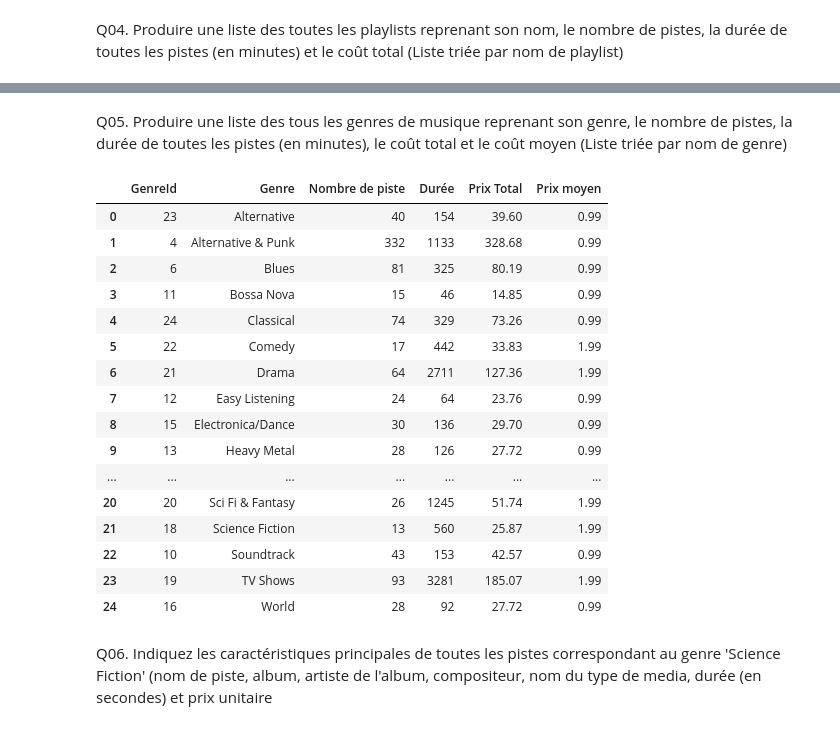
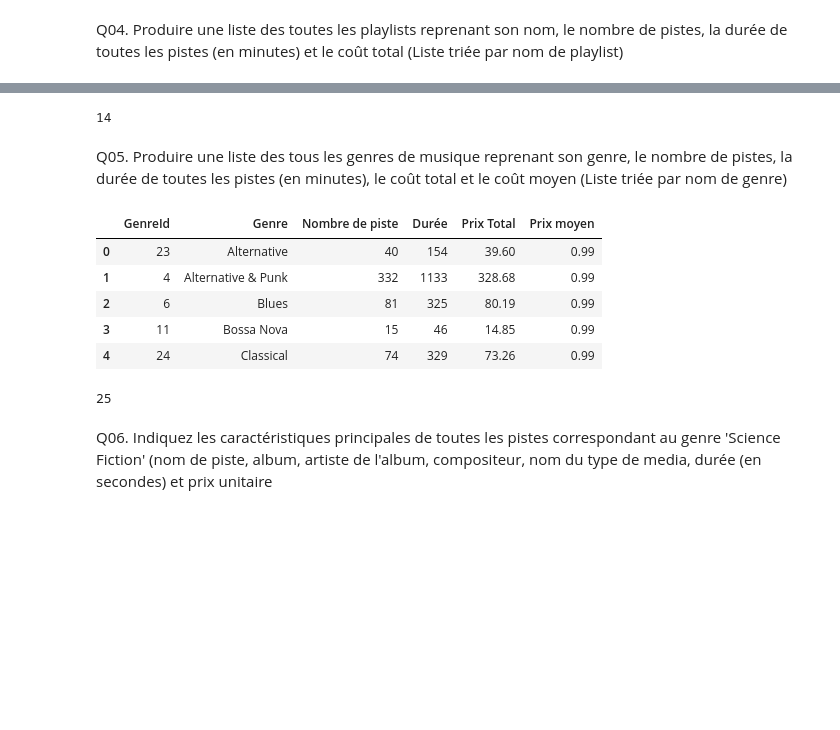
Before and after one commit to maypel/brief_chinook_digital, a Jupyter notebook: p1-exploration.ipynb, the cells around one changed output, grey strips where cells are left out. Drawn from its saved outputs; the diff is of its cells as text; code cells hidden in the pictures; blank space fills up the shorter version.

```diff
--- a/p1-exploration.ipynb
+++ b/p1-exploration.ipynb
@@ -135,3 +141,7 @@ results
+# %%
+len(results)
+# %% [output]
+14
 # %% [markdown]
 Q05. Produire une liste des tous les genres de musique reprenant son genre, le nombre de pistes, la durée de toutes les pistes (en minutes), le coût total et le coût moyen (Liste triée par nom de genre)
 # %%
@@ -143,25 +153,18 @@ LEFT JOIN tracks t ON g.GenreId = t.GenreId
 GROUP BY Genre"""
 # %%
 results = pd.read_sql_query(query, conn)
-results
+results.head(5)
 # %% [output]
 |  | GenreId | Genre | Nombre de piste | Durée | Prix Total | Prix moyen |
 | 0 | 23 | Alternative | 40 | 154 | 39.60 | 0.99 |
 | 1 | 4 | Alternative & Punk | 332 | 1133 | 328.68 | 0.99 |
 | 2 | 6 | Blues | 81 | 325 | 80.19 | 0.99 |
 | 3 | 11 | Bossa Nova | 15 | 46 | 14.85 | 0.99 |
 | 4 | 24 | Classical | 74 | 329 | 73.26 | 0.99 |
-| 5 | 22 | Comedy | 17 | 442 | 33.83 | 1.99 |
-| 6 | 21 | Drama | 64 | 2711 | 127.36 | 1.99 |
-| 7 | 12 | Easy Listening | 24 | 64 | 23.76 | 0.99 |
-| 8 | 15 | Electronica/Dance | 30 | 136 | 29.70 | 0.99 |
-| 9 | 13 | Heavy Metal | 28 | 126 | 27.72 | 0.99 |
-| ... | ... | ... | ... | ... | ... | ... |
-| 20 | 20 | Sci Fi & Fantasy | 26 | 1245 | 51.74 | 1.99 |
-| 21 | 18 | Science Fiction | 13 | 560 | 25.87 | 1.99 |
-| 22 | 10 | Soundtrack | 43 | 153 | 42.57 | 0.99 |
-| 23 | 19 | TV Shows | 93 | 3281 | 185.07 | 1.99 |
-| 24 | 16 | World | 28 | 92 | 27.72 | 0.99 |
+# %%
+len(results)
+# %% [output]
+25
 # %% [markdown]
 Q06. Indiquez les caractéristiques principales de toutes les pistes correspondant au genre 'Science Fiction' (nom de piste, album, artiste de l'album, compositeur, nom du type de media, durée (en secondes) et prix unitaire
 # %%
```
Also changed, not shown: parts of 27 cells of this notebook, 5 other files.
